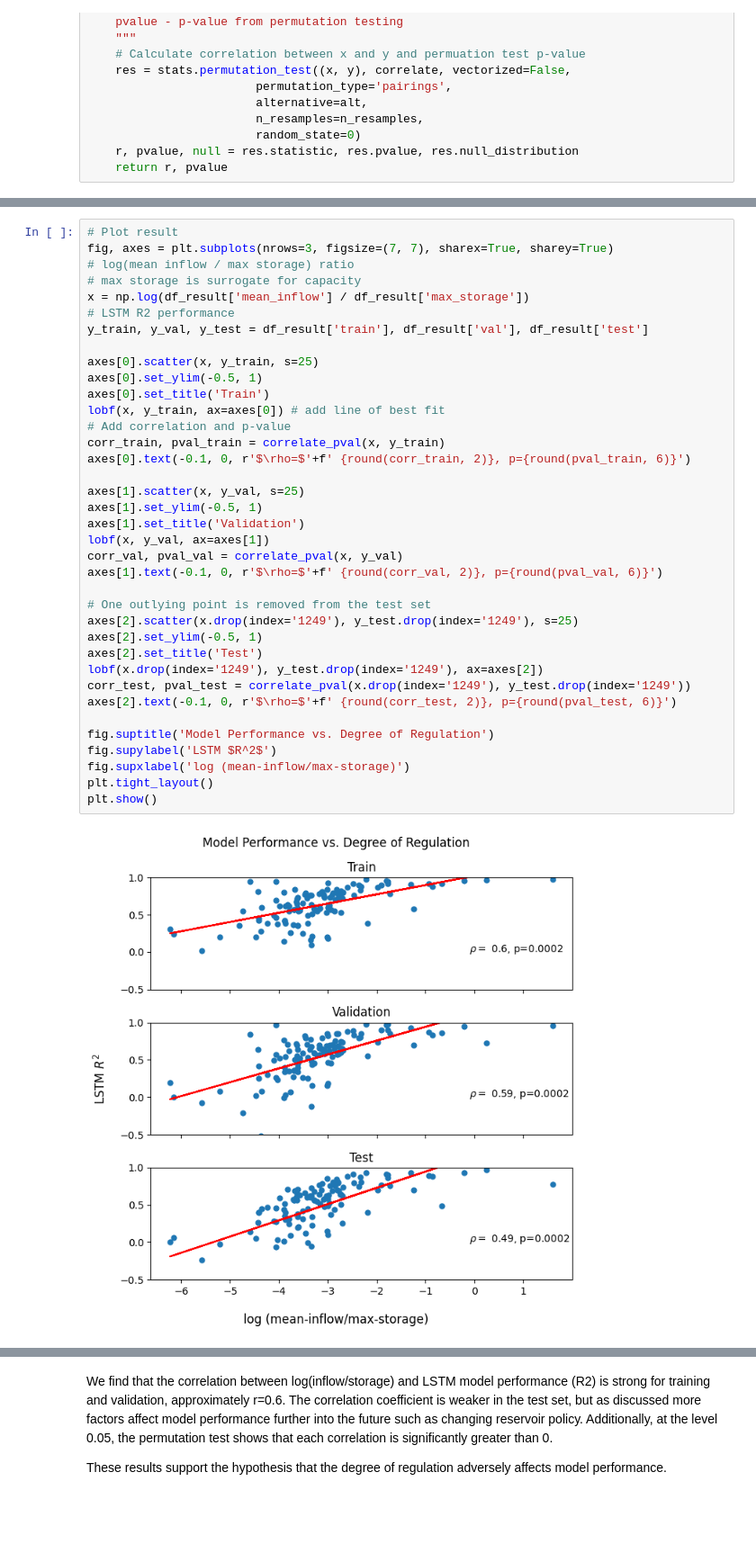
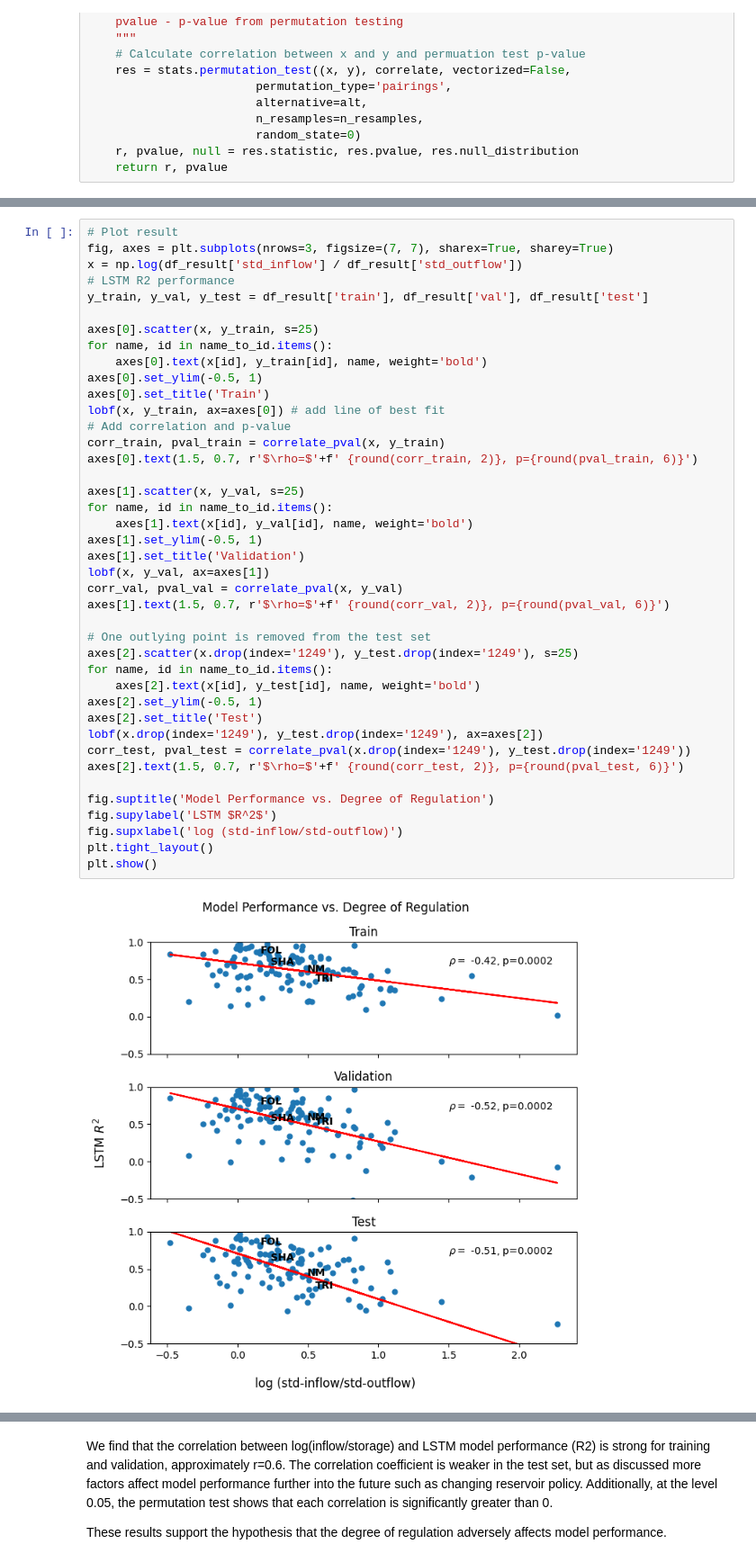
Before and after one commit to Matt2371/DL-reservoir-modeling, a Jupyter notebook: experiments/10c_resops_evaluate.ipynb, the cells around one changed output, grey strips where cells are left out. Shown at 90% size. Cells and saved outputs as stored; diff of their text form; blank space fills up the shorter version.

```diff
--- a/experiments/10c_resops_evaluate.ipynb
+++ b/experiments/10c_resops_evaluate.ipynb
@@ -221,39 +465,43 @@ def correlate_pval(x, y, alt='two-sided', n_resamples=10000):
 # %%
 # Plot result
 fig, axes = plt.subplots(nrows=3, figsize=(7, 7), sharex=True, sharey=True)
-# log(mean inflow / max storage) ratio
-# max storage is surrogate for capacity
-x = np.log(df_result['mean_inflow'] / df_result['max_storage'])
+x = np.log(df_result['std_inflow'] / df_result['std_outflow'])
 # LSTM R2 performance
 y_train, y_val, y_test = df_result['train'], df_result['val'], df_result['test']
 
 axes[0].scatter(x, y_train, s=25)
+for name, id in name_to_id.items():
+    axes[0].text(x[id], y_train[id], name, weight='bold')
 axes[0].set_ylim(-0.5, 1)
 axes[0].set_title('Train')
 lobf(x, y_train, ax=axes[0]) # add line of best fit
 # Add correlation and p-value
 corr_train, pval_train = correlate_pval(x, y_train)
-axes[0].text(-0.1, 0, r'$\rho=$'+f' {round(corr_train, 2)}, p={round(pval_train, 6)}')
+axes[0].text(1.5, 0.7, r'$\rho=$'+f' {round(corr_train, 2)}, p={round(pval_train, 6)}')
 
 axes[1].scatter(x, y_val, s=25)
+for name, id in name_to_id.items():
+    axes[1].text(x[id], y_val[id], name, weight='bold')
 axes[1].set_ylim(-0.5, 1)
 axes[1].set_title('Validation')
 lobf(x, y_val, ax=axes[1])
 corr_val, pval_val = correlate_pval(x, y_val)
-axes[1].text(-0.1, 0, r'$\rho=$'+f' {round(corr_val, 2)}, p={round(pval_val, 6)}')
+axes[1].text(1.5, 0.7, r'$\rho=$'+f' {round(corr_val, 2)}, p={round(pval_val, 6)}')
 
 # One outlying point is removed from the test set
 axes[2].scatter(x.drop(index='1249'), y_test.drop(index='1249'), s=25)
+for name, id in name_to_id.items():
+    axes[2].text(x[id], y_test[id], name, weight='bold')
 axes[2].set_ylim(-0.5, 1)
 axes[2].set_title('Test')
 lobf(x.drop(index='1249'), y_test.drop(index='1249'), ax=axes[2])
 corr_test, pval_test = correlate_pval(x.drop(index='1249'), y_test.drop(index='1249'))
-axes[2].text(-0.1, 0, r'$\rho=$'+f' {round(corr_test, 2)}, p={round(pval_test, 6)}')
+axes[2].text(1.5, 0.7, r'$\rho=$'+f' {round(corr_test, 2)}, p={round(pval_test, 6)}')
 
 fig.suptitle('Model Performance vs. Degree of Regulation')
 fig.supylabel('LSTM $R^2$')
-fig.supxlabel('log (mean-inflow/max-storage)')
+fig.supxlabel('log (std-inflow/std-outflow)')
 plt.tight_layout()
 plt.show()
 # %% [output]
-[figure, old version]
+[figure, new version]
```
Also changed, not shown: parts of 6 cells of this notebook.
